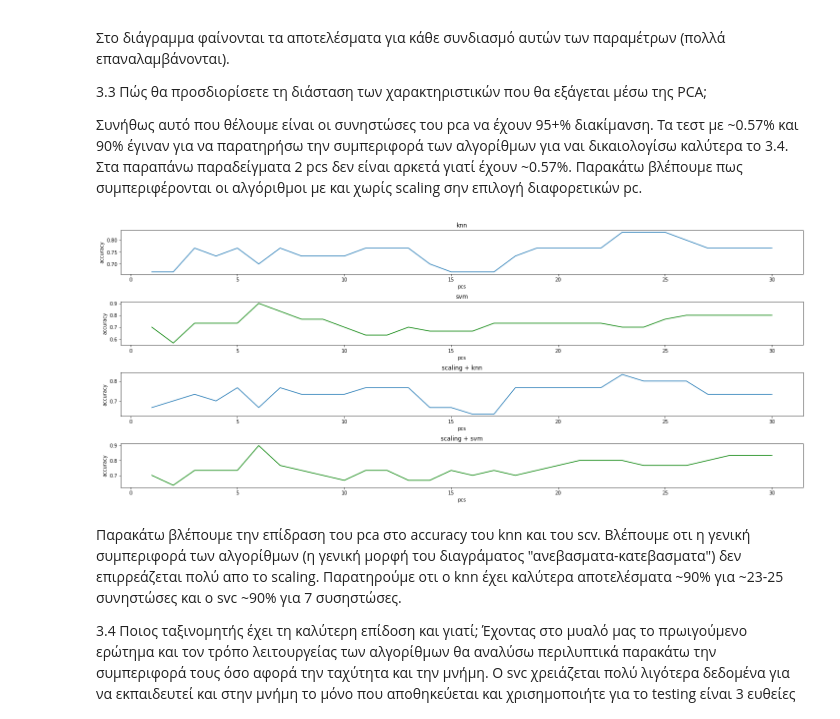
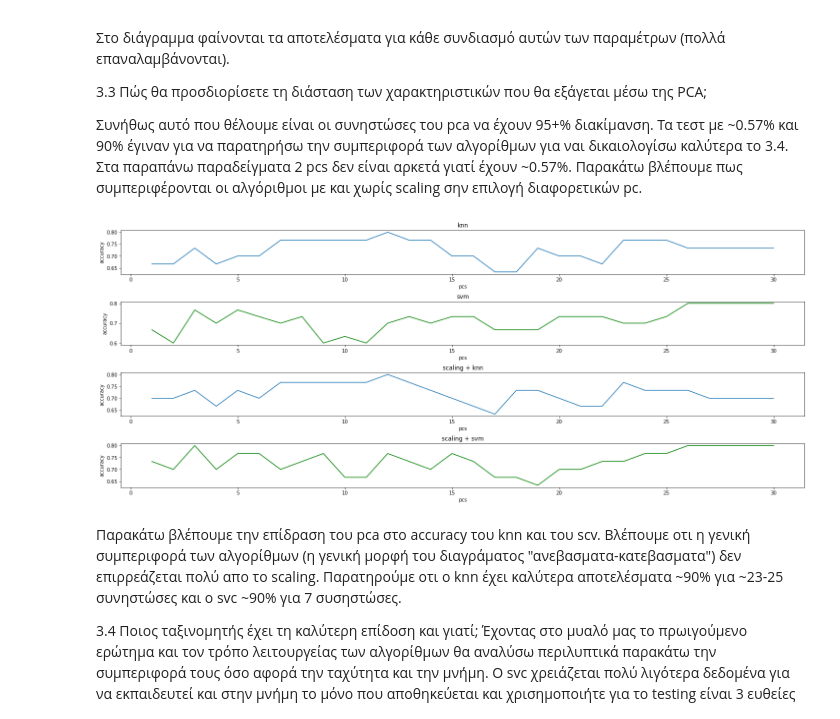
Before and after one commit to stratos1st/machine_learning_2020, a Jupyter notebook: Untitled.ipynb, the cells around one changed output. Cells and saved outputs as stored; diff of their text form; code cells hidden in the pictures.

```diff
--- a/Untitled.ipynb
+++ b/Untitled.ipynb
@@ -113,7 +113,7 @@ plt.show()
 Άρα βλέπουμε οτι παίρνοντας μόνο 2 συνιστώσες, τα αποτελέσματα μας δεν γενικεύουν πολύ καλά σε περισσότερες διαστάσεις, γιατί εξηγούνε μόνο το ~57%. Αυτό που είναι σίγουρο είναι οτι όσες συνιστώσες και να προσθέσουμε εφόσον θα έχουμε και τις 2 πρώτες θα υπάρχει κάποια απόσταση μεταξύ των άσπρων και των υπόλοιπον εικόνων (summer + fall vs winter ) (αυτή η απόστασή δεν θα είναι ίδια σε μέγεθος γιατί θα προσθέτουν πολλές διαστάσεις ακόμα). Επίσης, αυτό που παρατηρούμε είναι οτι το καλοκαίρι και το φθινόπορο είναι λίγο "μπερδεμένα".
 # %%
 # pca
-pca = PCA(n_components=29)
+pca = PCA(n_components=26)
 principalComponents = pca.fit_transform(data)
 
 print(str(len(pca.explained_variance_ratio_))+" principals ("+str(pca.explained_variance_ratio_.cumsum()[-1]*100)+"%)")
@@ -186,28 +186,28 @@ for i, (scale, components_par, nns) in enumerate(options):
 
     # knn
     knn.fit(data_tmp, labels)
-    scores_knn = np.mean(cross_val_score(knn, data_tmp, labels, scoring='accuracy'))
+    scores_knn = np.mean(cross_val_score(knn, data_tmp, labels, scoring='accuracy', cv=5))
     print("\tknn: "+str(np.mean(scores_knn)))
     ax.bar(i + 0.00, scores_knn, color = 'b', width = 0.15, label='knn')
     ax.text(i + 0.00-0.05, scores_knn+0.01,  round(scores_knn, 2), fontsize=8)
 
     # pca knn
     knn.fit(principalComponents, labels)
-    scores_pca_knn = np.mean(cross_val_score(knn, principalComponents, labels, scoring='accuracy'))
+    scores_pca_knn = np.mean(cross_val_score(knn, principalComponents, labels, scoring='accuracy', cv=5))
     print("\tpca+knn: "+str(np.mean(scores_pca_knn)))
     ax.bar(i + 0.15, scores_pca_knn, color = 'g', width = 0.15, label='pca+knn')
     ax.text(i + 0.15-0.05, scores_pca_knn+0.01,  round(scores_pca_knn, 2), fontsize=8)
 
     # svm
     svm.fit(data_tmp, labels)
-    scores_svm = np.mean(cross_val_score(svm, data_tmp, labels, scoring='accuracy'))
+    scores_svm = np.mean(cross_val_score(svm, data_tmp, labels, scoring='accuracy', cv=5))
     print("\tsvm: "+str(np.mean(scores_svm)))
     ax.bar(i + 0.30, scores_svm, color = 'r', width = 0.15, label='svm')
     ax.text(i + 0.30-0.05, scores_svm+0.01,  round(scores_svm, 2), fontsize=8)
 
     # pca svm
     svm.fit(principalComponents, labels)
-    scores_pca_svm = np.mean(cross_val_score(svm, principalComponents, labels, scoring='accuracy'))
+    scores_pca_svm = np.mean(cross_val_score(svm, principalComponents, labels, scoring='accuracy', cv=5))
     print("\tpca+svm: "+str(np.mean(scores_pca_svm)))
     ax.bar(i + 0.45, scores_pca_svm, color = 'y', width = 0.15, label='pca+svm')
     ax.text(i + 0.45-0.05, scores_pca_svm+0.01,  round(scores_pca_svm, 2), fontsize=8)
@@ -256,7 +256,7 @@ PCA;
 #-------------------------------------------- no scaling
 # classifiers
 knn = KNeighborsClassifier(n_neighbors=1)
-svm = LinearSVC(dual=False)
+svm = LinearSVC(dual=False, max_iter=10000)
 
 accuracies_knn = []
 accuracies_svm = []
@@ -267,22 +267,22 @@ for components_par in range(1,31):
 
     # knn
     knn.fit(data_tmp, labels)
-    scores_knn = np.mean(cross_val_score(knn, principalComponents, labels, scoring='accuracy'))
+    scores_knn = np.mean(cross_val_score(knn, principalComponents, labels, scoring='accuracy', cv=5))
     accuracies_knn.append(scores_knn)
 
     # svm
     svm.fit(data_tmp, labels)
-    scores_svm = np.mean(cross_val_score(svm, principalComponents, labels, scoring='accuracy'))
+    scores_svm = np.mean(cross_val_score(svm, principalComponents, labels, scoring='accuracy', cv=5))
     accuracies_svm.append(scores_svm)
 
 # knn
 knn.fit(data, labels)
-scores_knn = np.mean(cross_val_score(knn, principalComponents, labels, scoring='accuracy'))
+scores_knn = np.mean(cross_val_score(knn, principalComponents, labels, scoring='accuracy', cv=5))
 accuracies_knn.append(scores_knn)
 
 # svm
 svm.fit(data, labels)
-scores_svm = np.mean(cross_val_score(svm, principalComponents, labels, scoring='accuracy'))
+scores_svm = np.mean(cross_val_score(svm, principalComponents, labels, scoring='accuracy', cv=5))
 accuracies_svm.append(scores_svm)
 
 fig, axs = plt.subplots(4, constrained_layout=True)
@@ -307,38 +307,38 @@ for components_par in range(1,31):
     # pca
     pca = PCA(n_components=components_par)
     principalComponents = pca.fit_transform(data_tmp)
 
     # knn
     knn.fit(data_tmp, labels)
-    scores_knn = np.mean(cross_val_score(knn, principalComponents, labels, scoring='accuracy'))
+    scores_knn = np.mean(cross_val_score(knn, principalComponents, labels, scoring='accuracy', cv=5))
     accuracies_knn_scale.append(scores_knn)
 
     # svm
     svm.fit(data_tmp, labels)
-    scores_svm = np.mean(cross_val_score(svm, principalComponents, labels, scoring='accuracy'))
+    scores_svm = np.mean(cross_val_score(svm, principalComponents, labels, scoring='accuracy', cv=5))
     accuracies_svm_scale.append(scores_svm)
 
 # knn
 knn.fit(data_tmp, labels)
-scores_knn = np.mean(cross_val_score(knn, principalComponents, labels, scoring='accuracy'))
+scores_knn = np.mean(cross_val_score(knn, principalComponents, labels, scoring='accuracy', cv=5))
 accuracies_knn_scale.append(scores_knn)
 
 # svm
 svm.fit(data_tmp, labels)
-scores_svm = np.mean(cross_val_score(svm, principalComponents, labels, scoring='accuracy'))
+scores_svm = np.mean(cross_val_score(svm, principalComponents, labels, scoring='accuracy', cv=5))
 accuracies_svm_scale.append(scores_svm)
 
 axs[2].set_title('scaling + knn')
 axs[2].set_xlabel('pcs')
 axs[2].set_ylabel('accuracy')
 axs[2].plot(range(1,31),accuracies_knn_scale[:30])
 axs[3].set_title('scaling + svm')
 axs[3].set_xlabel('pcs')
 axs[3].set_ylabel('accuracy')
 axs[3].plot(range(1,31), accuracies_svm_scale[:30], 'g-')
 plt.show()
 # %% [output]
-[figure, old version]
+[figure, new version]
 # %% [markdown]
 Παρακάτω βλέπουμε την επίδραση του pca στο accuracy του knn και του scv.
 Βλέπουμε οτι η γενική συμπεριφορά των αλγορίθμων (η γενική μορφή του διαγράματος "ανεβασματα-κατεβασματα") δεν επιρρεάζεται πολύ απο το scaling. Παρατηρούμε οτι ο knn έχει καλύτερα αποτελέσματα ~90% για ~23-25 συνηστώσες και ο svc ~90% για 7 συσηστώσες.
```
Also changed, not shown: parts of 9 cells of this notebook.
